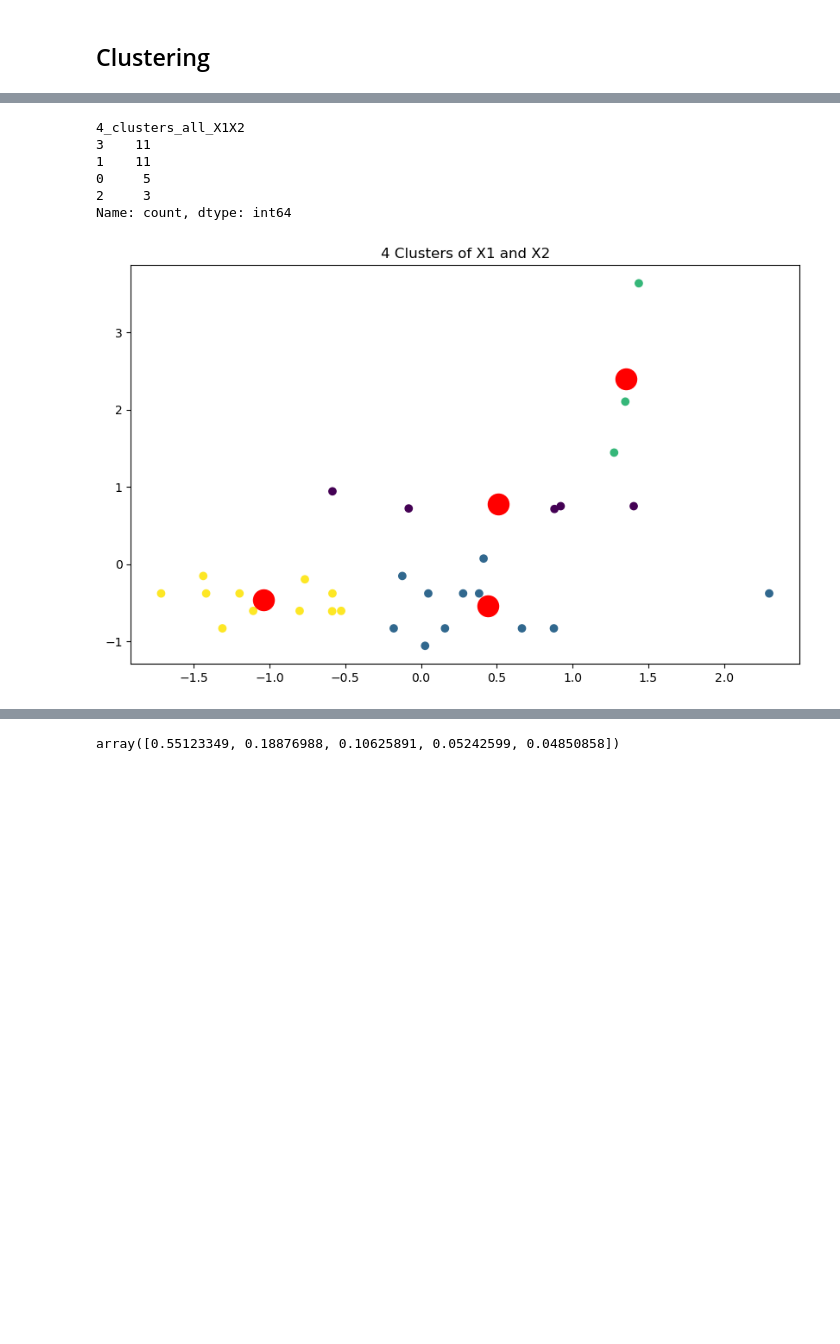
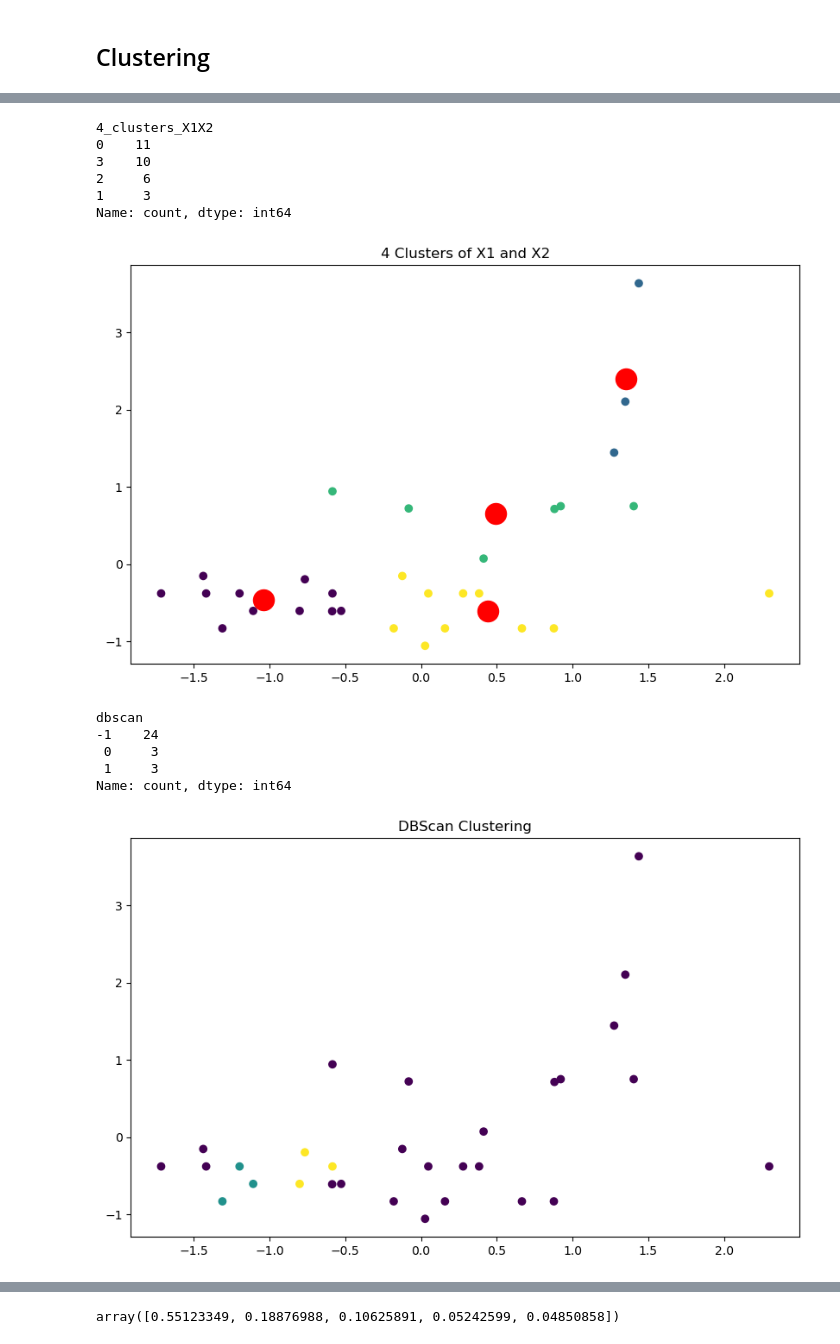
Before and after one commit to sathwik238/UCONN_CLAS, a Jupyter notebook: clustering_analysis.ipynb, the cells around one changed output, grey strips where cells are left out. Cells and saved outputs as stored; diff of their text form; code cells hidden in the pictures; blank space fills up the shorter version.

```diff
--- a/clustering_analysis.ipynb
+++ b/clustering_analysis.ipynb
@@ -94,22 +115,43 @@ Name: count, dtype: int64
 from sklearn.cluster import KMeans
 kmeans = KMeans(n_clusters=4)
 kmeans.fit(X_scaled[['X1','X2']])
-X['4_clusters_all_X1X2'] = kmeans.predict(X_scaled[['X1','X2']])
+X['4_clusters_X1X2'] = kmeans.predict(X_scaled[['X1','X2']])
 
-X['4_clusters_all_X1X2'] .value_counts()
+X['4_clusters_X1X2'] .value_counts()
 # %% [output]
-4_clusters_all_X1X2
-3    11
-1    11
-0     5
-2     3
+4_clusters_X1X2
+0    11
+3    10
+2     6
+1     3
 Name: count, dtype: int64
 # %%
 # plotting the clusters, along with the centroids
 plt.figure(figsize=(10,6))
-plt.scatter(X_scaled['X1'],X_scaled['X2'],c=X['4_clusters_all_X1X2'],cmap='viridis')
+plt.scatter(X_scaled['X1'],X_scaled['X2'],c=X['4_clusters_X1X2'],cmap='viridis')
 plt.scatter(kmeans.cluster_centers_[:,0],kmeans.cluster_centers_[:,1],s=300,c='red')
 plt.title('4 Clusters of X1 and X2')
 plt.show()
 # %% [output]
-[figure, old version]
+[figure, new version]
+# %%
+# DBScan Clustering
+from sklearn.cluster import DBSCAN
+dbscan = DBSCAN(eps=0.5,min_samples=3)
+X['dbscan'] = dbscan.fit_predict(X_scaled)
+
+X['dbscan'].value_counts()
+# %% [output]
+dbscan
+-1    24
+ 0     3
+ 1     3
+Name: count, dtype: int64
+# %%
+# poltting DBScan clusters with centroids
+plt.figure(figsize=(10,6))
+plt.scatter(X_scaled['X1'],X_scaled['X2'],c=X['dbscan'],cmap='viridis')
+plt.title('DBScan Clustering')
+plt.show()
+# %% [output]
+[figure, added]
```
Also changed, not shown: parts of 7 cells of this notebook, 1 other file.
